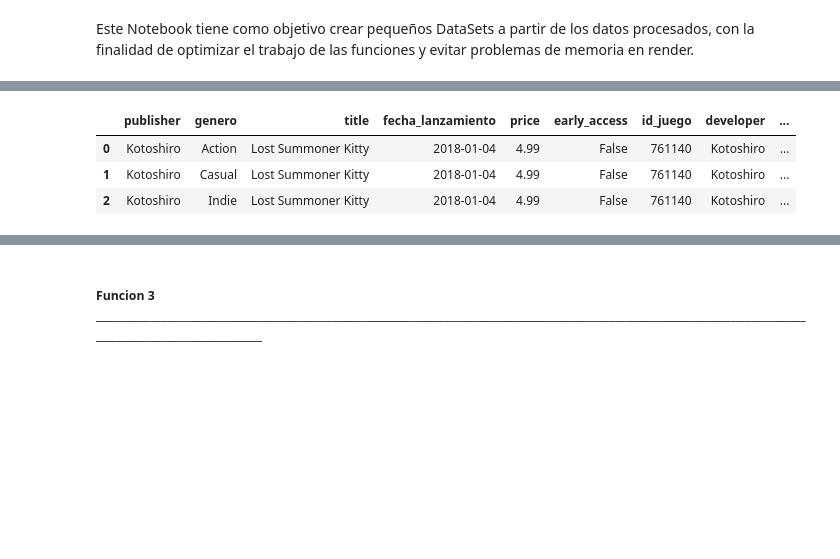
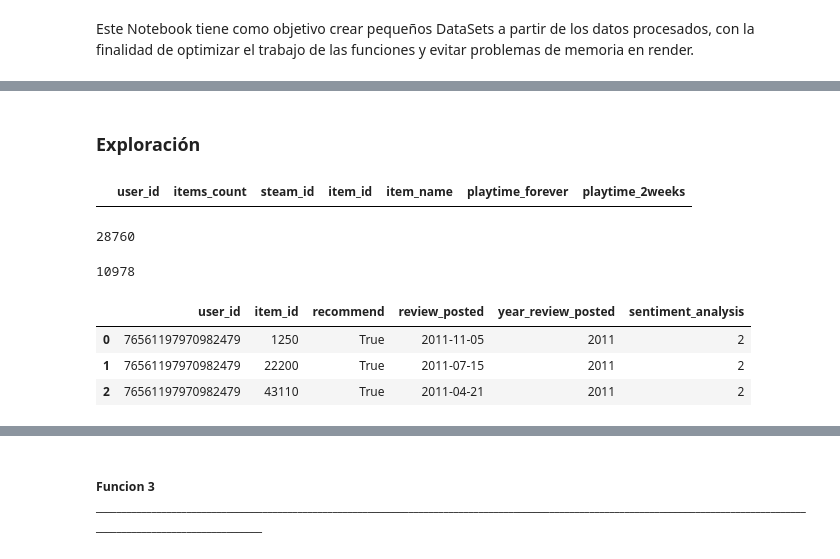
Before and after one commit to PabloSalinas2/MLOps_SteamGames, a Jupyter notebook: funciones.ipynb, the cells around one changed output, grey strips where cells are left out. Cells and saved outputs as stored; diff of their text form; code cells hidden in the pictures; blank space fills up the shorter version.

```diff
--- a/funciones.ipynb
+++ b/funciones.ipynb
@@ -13,3 +13,17 @@ import pandas as pd
 df_steam_games=pd.read_csv('ETL/steam_games.csv')
 df_user_items=pd.read_csv('ETL/user_items.csv')
 df_user_reviews=pd.read_csv('ETL/user_reviews.csv')
+# %% [markdown]
+### **Exploración**
+# %%
+df_user_items[df_user_items['item_id']==761140]
+# %% [output]
+|  | user_id | items_count | steam_id | item_id | item_name | playtime_forever | playtime_2weeks |
+# %%
+df_steam_games['item_id'].nunique()
+# %% [output]
+28760
+# %%
+df_user_items['item_id'].nunique()
+# %% [output]
+10978
@@ -16,7 +32,7 @@ df_user_reviews=pd.read_csv('ETL/user_reviews.csv')
 # %%
-df_steam_games.head(3)
+df_user_reviews.head(3)
 # %% [output]
-|  | publisher | genero | title | fecha_lanzamiento | price | early_access | id_juego | developer | ... |
-| 0 | Kotoshiro | Action | Lost Summoner Kitty | 2018-01-04 | 4.99 | False | 761140 | Kotoshiro | ... |
-| 1 | Kotoshiro | Casual | Lost Summoner Kitty | 2018-01-04 | 4.99 | False | 761140 | Kotoshiro | ... |
-| 2 | Kotoshiro | Indie | Lost Summoner Kitty | 2018-01-04 | 4.99 | False | 761140 | Kotoshiro | ... |
+|  | user_id | item_id | recommend | review_posted | year_review_posted | sentiment_analysis |
+| 0 | 76561197970982479 | 1250 | True | 2011-11-05 | 2011 | 2 |
+| 1 | 76561197970982479 | 22200 | True | 2011-07-15 | 2011 | 2 |
+| 2 | 76561197970982479 | 43110 | True | 2011-04-21 | 2011 | 2 |
```
Also changed, not shown: parts of 103 cells of this notebook, 7 other files.
